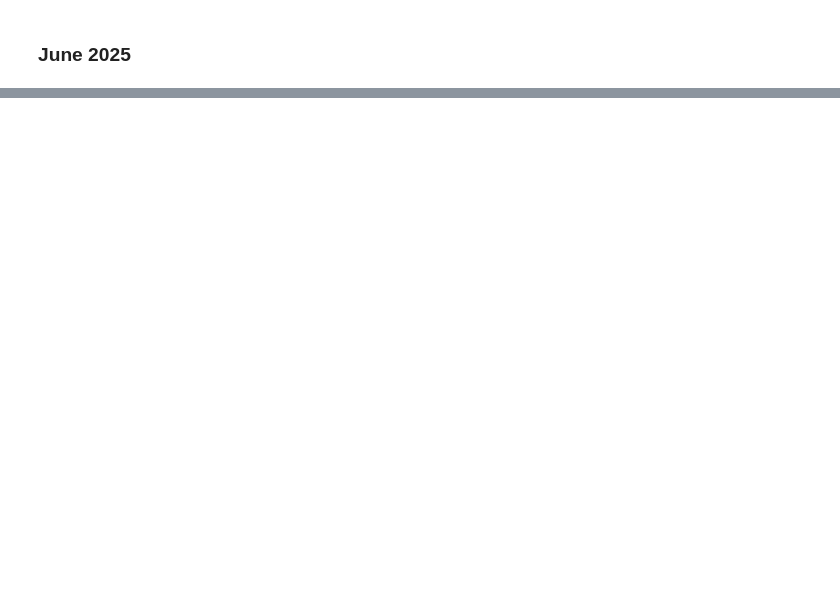
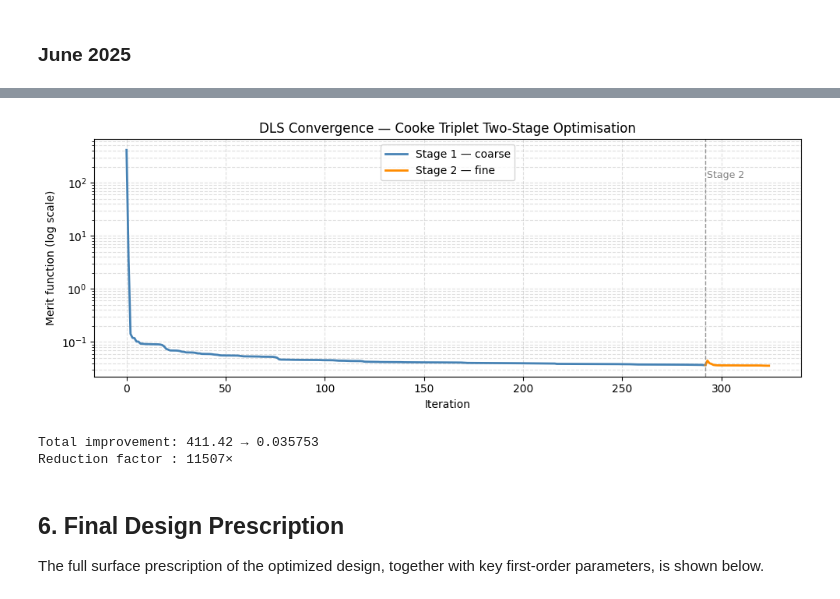
Before and after one commit to optiland/optiland, a Jupyter notebook: docs/examples/Tutorial_3g_Cooke_Triplet_Case_Study.ipynb, the cells around one changed output, grey strips where cells are left out. Drawn from its saved outputs; the diff is of its cells as text; code cells hidden in the pictures; blank space fills up the shorter version.

```diff
--- a/docs/examples/Tutorial_3g_Cooke_Triplet_Case_Study.ipynb
+++ b/docs/examples/Tutorial_3g_Cooke_Triplet_Case_Study.ipynb
@@ -235,0 +277,18 @@ Next steps to explore:
+# %%
+# ── Stage 2: fine polish ──────────────────────────────────────────────────────
+print('=== Stage 2: Fine DLS ===')
+history_2 = HistoryObserver()
+stop_2 = MaxIter(200) | CostTolerance(1e-12)
+
+result_2 = minimize(
+    problem,
+    'dls',
+    observers=[history_2],
+    stop=stop_2,
+)
+
+print(f'\nStage 2 finished: {result_2.iterations} iterations')
+print(f'  Initial merit : {result_2.initial_value:.6f}')
+print(f'  Final merit   : {result_2.value:.8f}')
+print(f'  Improvement   : {result_2.improvement_pct:.4f}%')
+print(f'  Stop reason   : {result_2.status}')
@@ -235,0 +339,37 @@ Next steps to explore:
+# %%
+h1 = [r['value'] for r in result_1.history]
+h2 = [r['value'] for r in result_2.history]
+
+# Stitch the two histories together
+stage1_iters = list(range(len(h1)))
+stage2_iters = [len(h1) - 1 + i for i in range(len(h2))]
+combined_iters = stage1_iters + stage2_iters[1:]
+combined_vals  = h1 + h2[1:]
+
+fig, ax = plt.subplots(figsize=(10, 4))
+
+ax.semilogy(stage1_iters, h1, color='steelblue',  linewidth=2.0, label='Stage 1 — coarse')
+ax.semilogy(stage2_iters, [h1[-1]] + h2[1:], color='darkorange', linewidth=2.0, label='Stage 2 — fine')
+
+ax.axvline(len(h1) - 1, color='gray', linestyle='--', linewidth=1.0, alpha=0.8)
+ax.text(len(h1) - 0.5, combined_vals[0] * 0.3, 'Stage 2', fontsize=9, color='gray')
+
+ax.set_xlabel('Iteration')
+ax.set_ylabel('Merit function (log scale)')
+ax.set_title('DLS Convergence — Cooke Triplet Two-Stage Optimisation')
+ax.legend()
+ax.grid(True, which='both', linestyle='--', alpha=0.4)
+plt.tight_layout()
+plt.show()
+
+print(f'Total improvement: {combined_vals[0]:.2f} → {combined_vals[-1]:.6f}')
+print(f'Reduction factor : {combined_vals[0] / combined_vals[-1]:.0f}×')
+# %% [output]
+[figure, added]
+Total improvement: 411.42 → 0.035753
+Reduction factor : 11507×
+# %% [markdown]
+## 6. Final Design Prescription
+
+The full surface prescription of the optimized design, together with key first-order
+parameters, is shown below.
```
Also changed, not shown: parts of 56 cells of this notebook, 29 other files.
